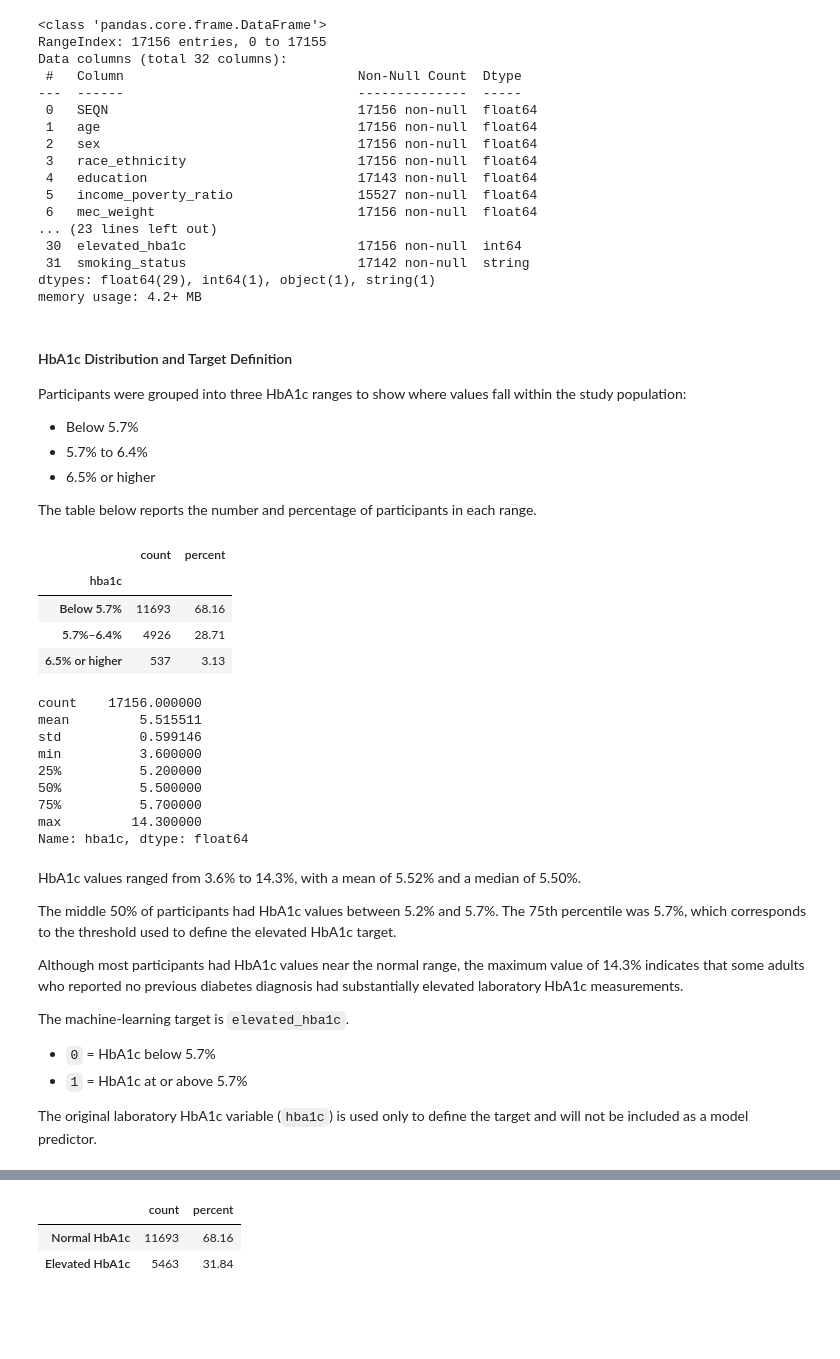
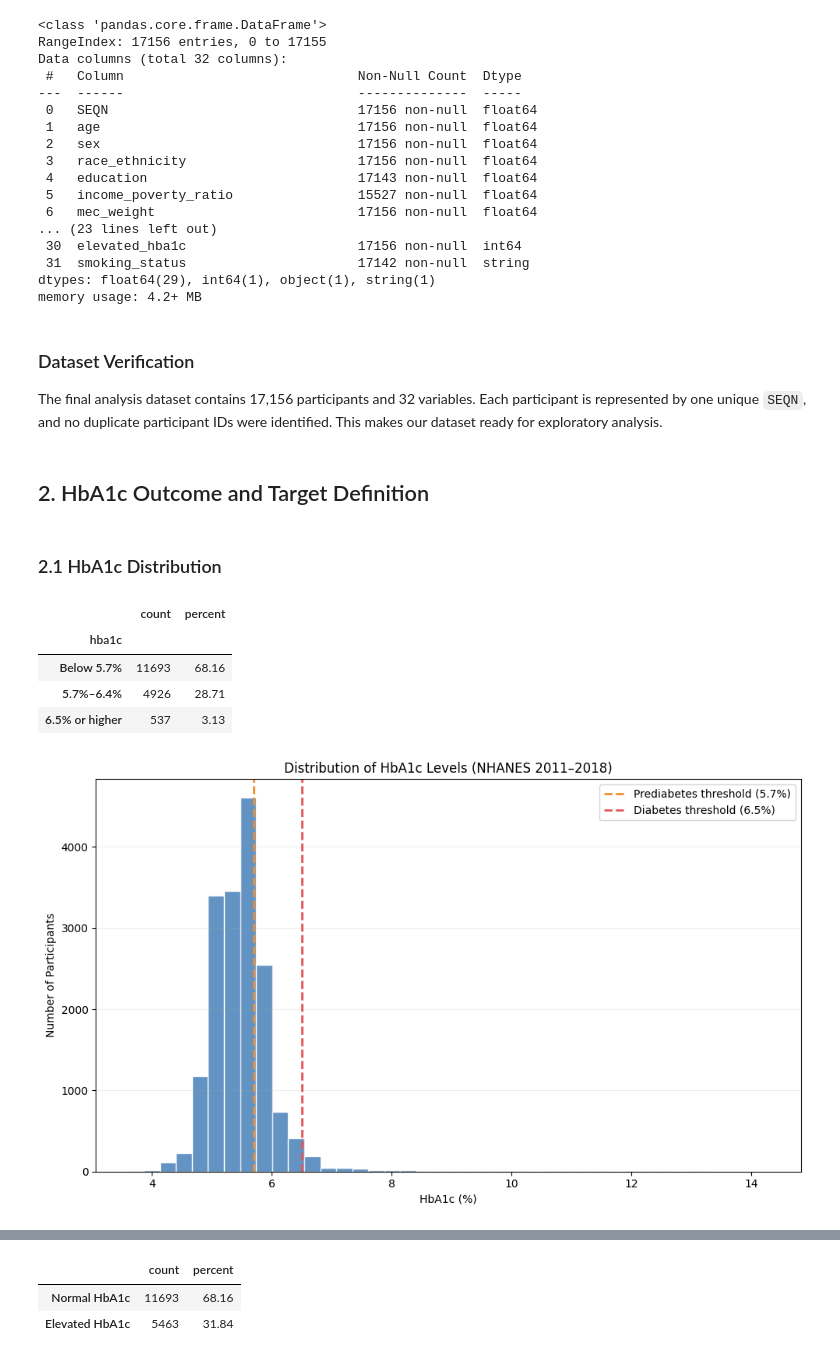
Before and after one commit to Winglessdeman/UMBC-DATA606-Capstone, a Jupyter notebook: notebooks/nhanes_eda.ipynb, the cells around one changed output, grey strips where cells are left out. Drawn from its saved outputs; the diff is of its cells as text; code cells hidden in the pictures; blank space fills up the shorter version.

Commit message:
Update NHANES EDA notebook

```diff
--- a/notebooks/nhanes_eda.ipynb
+++ b/notebooks/nhanes_eda.ipynb
@@ -66,16 +65,15 @@ Data columns (total 32 columns):
  31  smoking_status                      17142 non-null  string
 dtypes: float64(29), int64(1), object(1), string(1)
 memory usage: 4.2+ MB
+# %% [markdown]
+### Dataset Verification
+
+The final analysis dataset contains 17,156 participants and 32 variables. Each participant is represented by one unique `SEQN`, and no duplicate
+participant IDs were identified. This makes our dataset ready for exploratory analysis.
 # %% [markdown]
-#### HbA1c Distribution and Target Definition
-
-Participants were grouped into three HbA1c ranges to show where values fall within the study population:
-
-- Below 5.7%
-- 5.7% to 6.4%
-- 6.5% or higher
-
-The table below reports the number and percentage of participants in each range.
+## 2. HbA1c Outcome and Target Definition
+# %% [markdown]
+### 2.1 HbA1c Distribution
 # %%
 hba1c_ranges = pd.cut(
     analysis_data["hba1c"],
@@ -108,28 +106,35 @@ hba1c_range_table
 | Below 5.7% | 11693 | 68.16 |
 | 5.7%–6.4% | 4926 | 28.71 |
 | 6.5% or higher | 537 | 3.13 |
-# %%
-analysis_data["hba1c"].describe()
-# %% [output]
-count    17156.000000
-mean         5.515511
-std          0.599146
-min          3.600000
-25%          5.200000
-50%          5.500000
-75%          5.700000
-max         14.300000
-Name: hba1c, dtype: float64
-# %% [markdown]
-HbA1c values ranged from 3.6% to 14.3%, with a mean of 5.52% and a median of 5.50%.
-
-The middle 50% of participants had HbA1c values between 5.2% and 5.7%. The 75th percentile was 5.7%, which corresponds to the threshold used to define the elevated HbA1c target.
-
-Although most participants had HbA1c values near the normal range, the maximum value of 14.3% indicates that some adults who reported no previous diabetes diagnosis had substantially elevated laboratory HbA1c measurements.
-
-The machine-learning target is `elevated_hba1c`.
-
-- `0` = HbA1c below 5.7%
-- `1` = HbA1c at or above 5.7%
-
-The original laboratory HbA1c variable (`hba1c`) is used only to define the target and will not be included as a model predictor.
+# %%
+
+plt.figure(figsize=(10, 6))
+
+plt.hist(
+    analysis_data["hba1c"].dropna(),
+    bins=40,
+    color="#4880b8",
+    edgecolor="white",
+    alpha=0.85
+)
+
+# Clinical thresholds
+plt.axvline(
+    5.7, color="#f28e2b", linestyle="--",
+    linewidth=2, label="Prediabetes threshold (5.7%)"
+)
+
+plt.axvline(
+    6.5, color="#e15759", linestyle="--",
+    linewidth=2, label="Diabetes threshold (6.5%)"
+)
+
+plt.title("Distribution of HbA1c Levels (NHANES 2011–2018)")
+plt.xlabel("HbA1c (%)")
+plt.ylabel("Number of Participants")
+plt.legend()
+plt.grid(axis="y", alpha=0.2)
+plt.tight_layout()
+plt.show()
+# %% [output]
+[figure, added]
```
Also changed, not shown: parts of 40 cells of this notebook.
